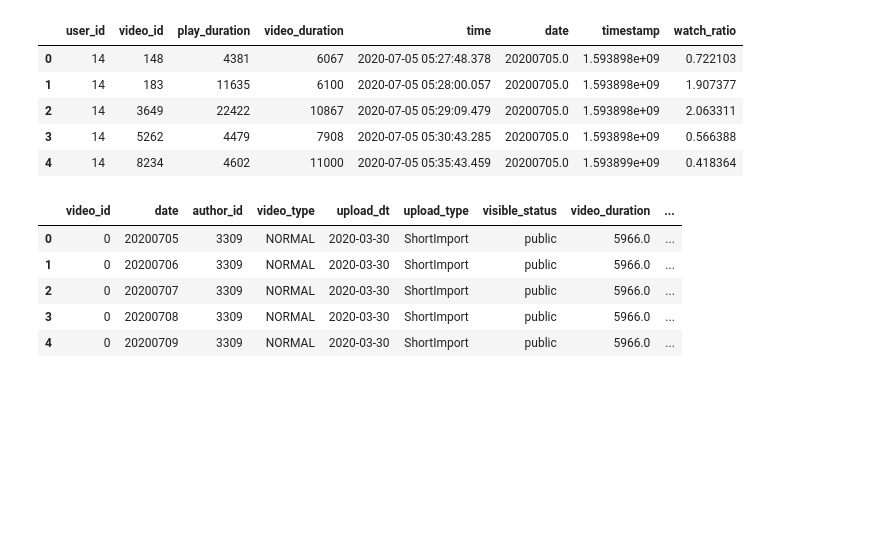
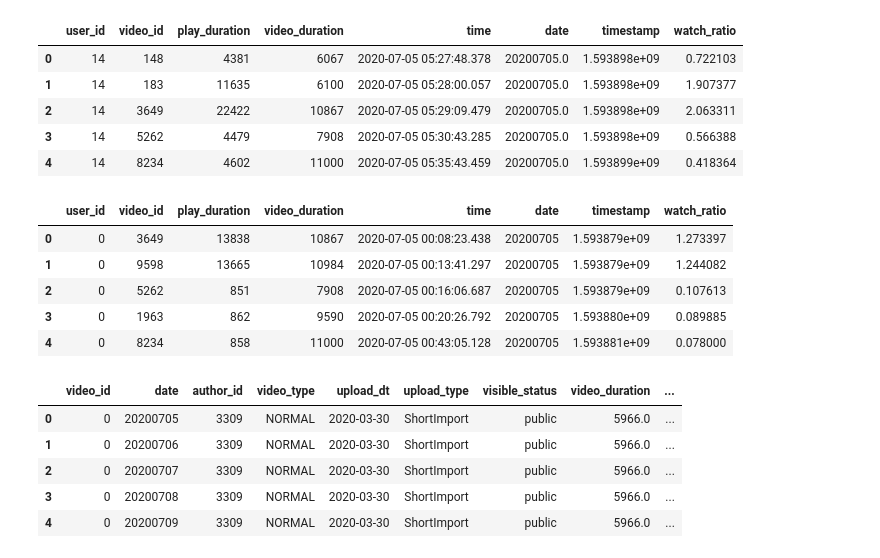
Before and after one commit to AlexisPetignat/FinalProject_2025_alexis.petignat, a Jupyter notebook: recommender.ipynb, the cells around one changed output. Drawn from its saved outputs; the diff is of its cells as text; code cells hidden in the pictures; blank space fills up the shorter version.

```diff
--- a/recommender.ipynb
+++ b/recommender.ipynb
@@ -53,6 +45,17 @@ interactions.head()
 | 2 | 14 | 3649 | 22422 | 10867 | 2020-07-05 05:29:09.479 | 20200705.0 | 1.593898e+09 | 2.063311 |
 | 3 | 14 | 5262 | 4479 | 7908 | 2020-07-05 05:30:43.285 | 20200705.0 | 1.593898e+09 | 0.566388 |
 | 4 | 14 | 8234 | 4602 | 11000 | 2020-07-05 05:35:43.459 | 20200705.0 | 1.593899e+09 | 0.418364 |
+# %%
+interactions_big = pd.read_csv("data_final_project/KuaiRec/data/big_matrix.csv")
+
+interactions_big.head()
+# %% [output]
+|  | user_id | video_id | play_duration | video_duration | time | date | timestamp | watch_ratio |
+| 0 | 0 | 3649 | 13838 | 10867 | 2020-07-05 00:08:23.438 | 20200705 | 1.593879e+09 | 1.273397 |
+| 1 | 0 | 9598 | 13665 | 10984 | 2020-07-05 00:13:41.297 | 20200705 | 1.593879e+09 | 1.244082 |
+| 2 | 0 | 5262 | 851 | 7908 | 2020-07-05 00:16:06.687 | 20200705 | 1.593879e+09 | 0.107613 |
+| 3 | 0 | 1963 | 862 | 9590 | 2020-07-05 00:20:26.792 | 20200705 | 1.593880e+09 | 0.089885 |
+| 4 | 0 | 8234 | 858 | 11000 | 2020-07-05 00:43:05.128 | 20200705 | 1.593881e+09 | 0.078000 |
 # %%
 videos = pd.read_csv("data_final_project/KuaiRec/data/item_daily_features.csv")
 
```
Also changed, not shown: parts of 35 cells of this notebook.
